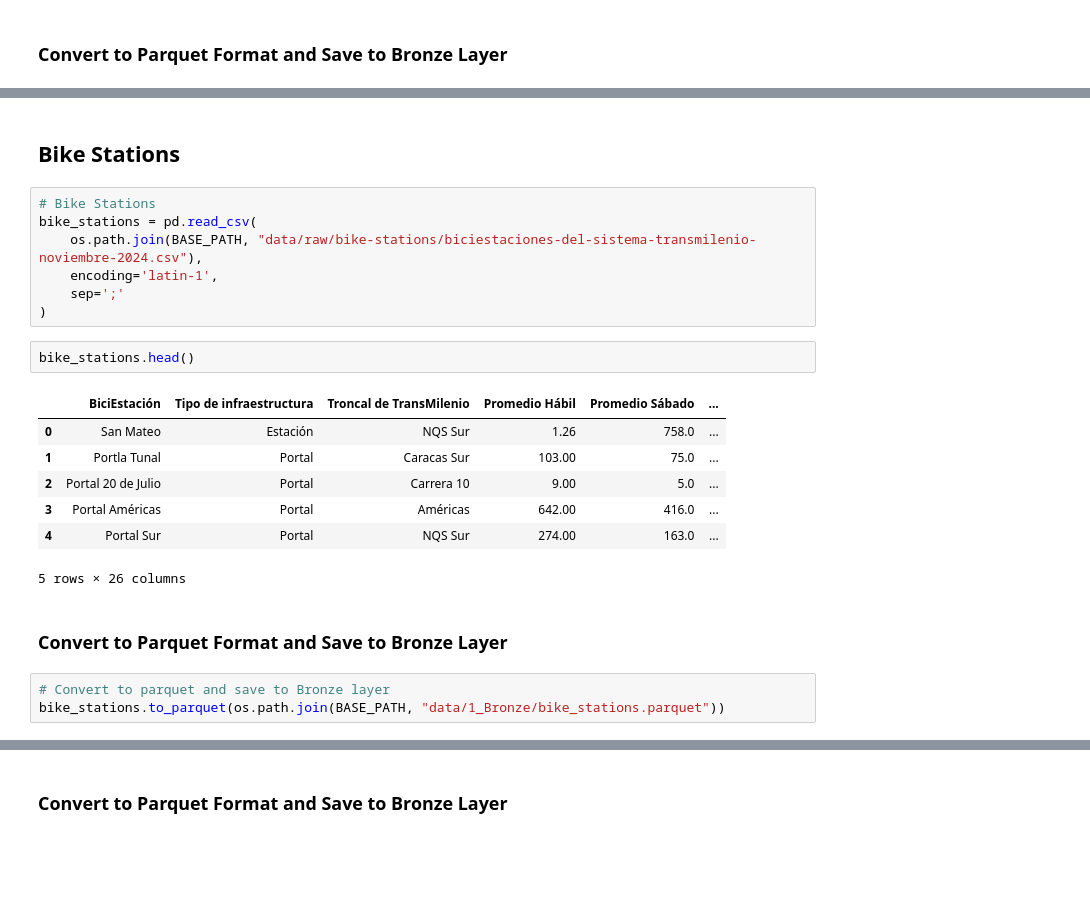
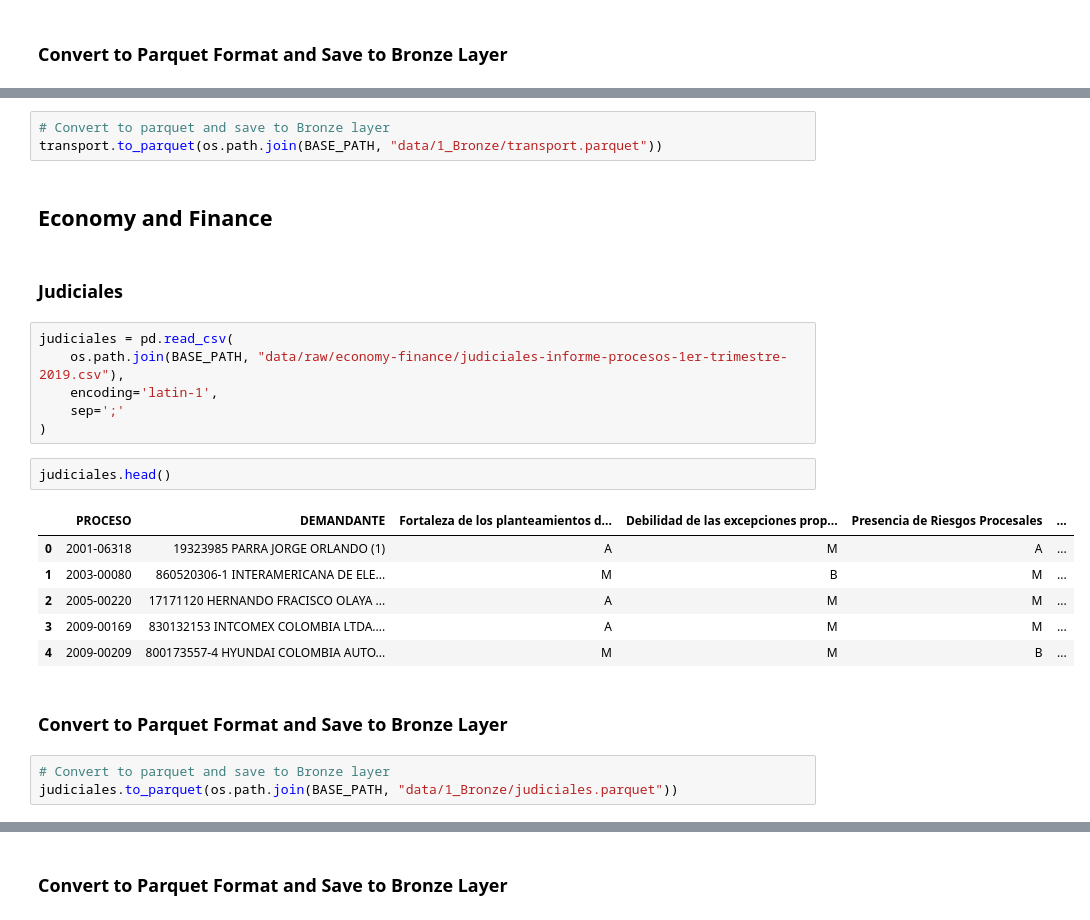
Before and after one commit to oanottage/bogota-smart-city-ai-repo, a Jupyter notebook: notebooks/data_connector.ipynb, the cells around one changed output, grey strips where cells are left out. Drawn from its saved outputs; the diff is of its cells as text; blank space fills up the shorter version.

```diff
--- a/notebooks/data_connector.ipynb
+++ b/notebooks/data_connector.ipynb
@@ -188,24 +73,27 @@ cas_actor_vial.to_parquet(os.path.join(BASE_PATH, "data/1_Bronze/cas_actor_vial.
-# %% [markdown]
-## Bike Stations
+# %%
+# Convert to parquet and save to Bronze layer
+transport.to_parquet(os.path.join(BASE_PATH, "data/1_Bronze/transport.parquet"))
+# %% [markdown]
+## Economy and Finance
+# %% [markdown]
+### Judiciales
 # %%
-# Bike Stations
-bike_stations = pd.read_csv(
-    os.path.join(BASE_PATH, "data/raw/bike-stations/biciestaciones-del-sistema-transmilenio-noviembre-2024.csv"),
+judiciales = pd.read_csv(
+    os.path.join(BASE_PATH, "data/raw/economy-finance/judiciales-informe-procesos-1er-trimestre-2019.csv"),
     encoding='latin-1',
     sep=';'
 )
 # %%
-bike_stations.head()
+judiciales.head()
 # %% [output]
-|  | BiciEstación | Tipo de infraestructura | Troncal de TransMilenio | Promedio Hábil | Promedio Sábado | ... |
-| 0 | San Mateo | Estación | NQS Sur | 1.26 | 758.0 | ... |
-| 1 | Portla Tunal | Portal | Caracas Sur | 103.00 | 75.0 | ... |
-| 2 | Portal 20 de Julio | Portal | Carrera 10 | 9.00 | 5.0 | ... |
-| 3 | Portal Américas | Portal | Américas | 642.00 | 416.0 | ... |
-| 4 | Portal Sur | Portal | NQS Sur | 274.00 | 163.0 | ... |
+|  | PROCESO | DEMANDANTE | Fortaleza de los planteamientos d... | Debilidad de las excepciones prop... | Presencia de Riesgos Procesales | ... |
+| 0 | 2001-06318 | 19323985 PARRA JORGE ORLANDO (1) | A | M | A | ... |
+| 1 | 2003-00080 | 860520306-1 INTERAMERICANA DE ELE... | M | B | M | ... |
+| 2 | 2005-00220 | 17171120 HERNANDO FRACISCO OLAYA ... | A | M | M | ... |
+| 3 | 2009-00169 | 830132153 INTCOMEX COLOMBIA LTDA.... | A | M | M | ... |
+| 4 | 2009-00209 | 800173557-4 HYUNDAI COLOMBIA AUTO... | M | M | B | ... |
-5 rows × 26 columns
 # %% [markdown]
 ### Convert to Parquet Format and Save to Bronze Layer
 # %%
 # Convert to parquet and save to Bronze layer
-bike_stations.to_parquet(os.path.join(BASE_PATH, "data/1_Bronze/bike_stations.parquet"))
+judiciales.to_parquet(os.path.join(BASE_PATH, "data/1_Bronze/judiciales.parquet"))
```
Also changed, not shown: parts of 60 cells of this notebook, 3 other files.
